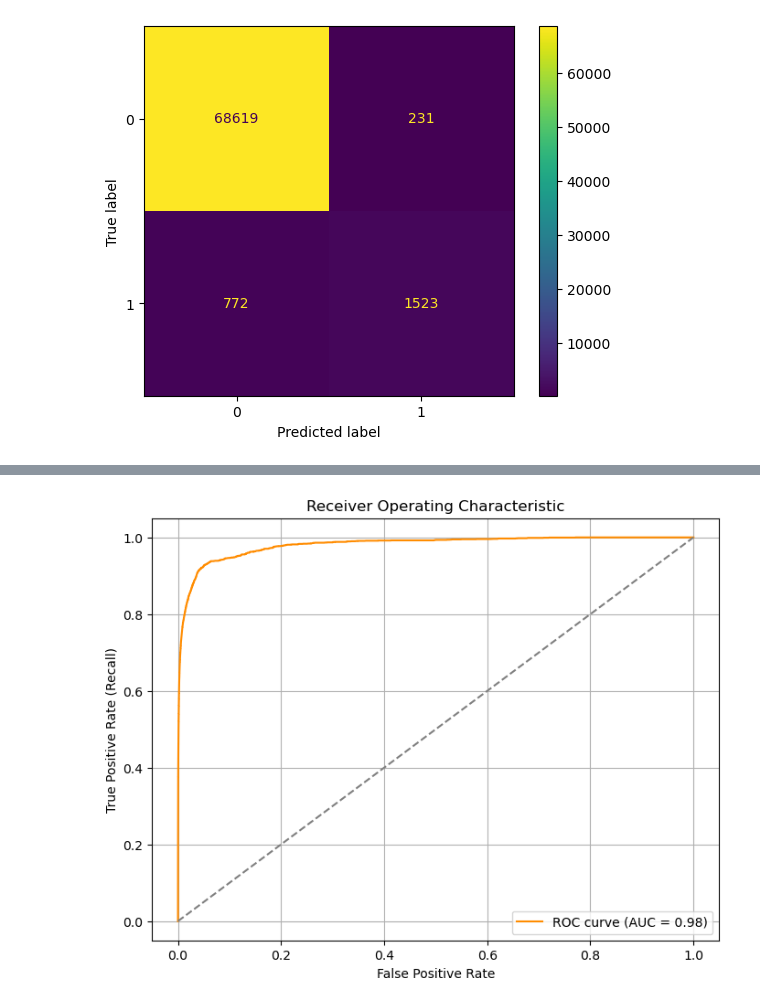
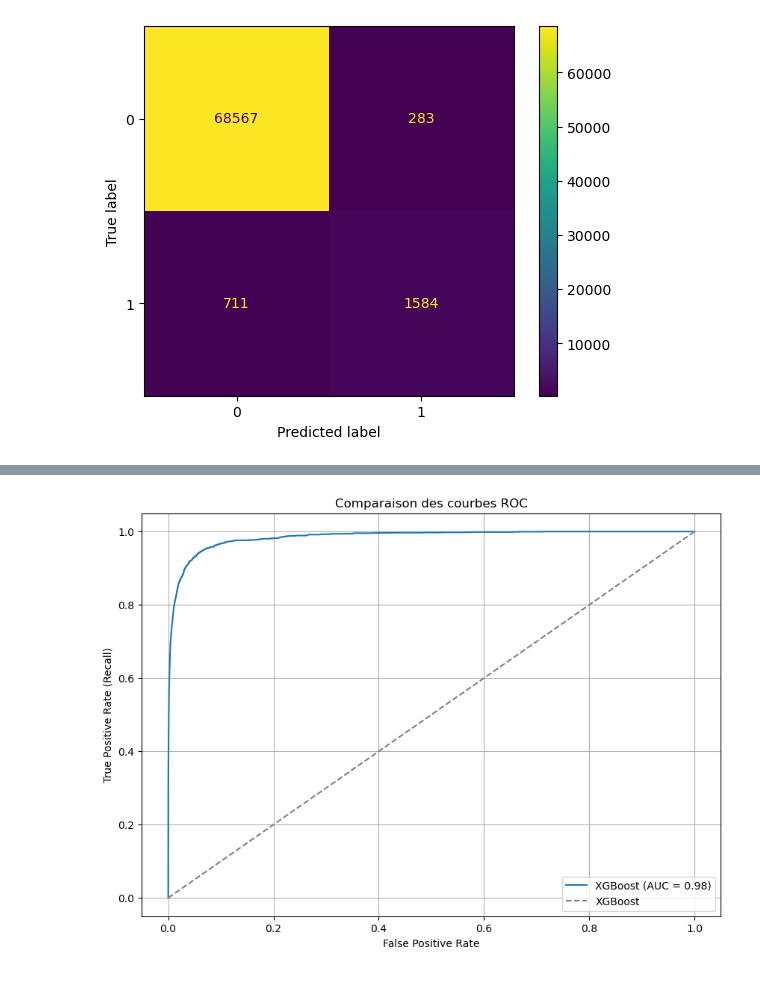
Before and after one commit to Quentin-qha/Jedha, a Jupyter notebook: 05_supervised_machine_learning/convertion_rate.ipynb, the cells around one changed output, grey strips where cells are left out. Cells and saved outputs as stored; diff of their text form; code cells hidden in the pictures.

```diff
--- a/05_supervised_machine_learning/convertion_rate.ipynb
+++ b/05_supervised_machine_learning/convertion_rate.ipynb
@@ -301,0 +417,6 @@ best_params
+# %%
+best_params = grid_search.best_params_
+print(best_params)
+
+clean_params = {k.split('__')[-1]: v for k, v in best_params.items()}
+print(clean_params)
@@ -302,5 +426,5 @@ best_params
 # %%
-final_model = RandomForestClassifier(**best_params, random_state=42)
+final_model = XGBClassifier(**clean_params, random_state=42)
 
 final_pipeline = Pipeline(steps=[
     ('preprocessor', preprocessor),
@@ -344,21 +492,17 @@ ConfusionMatrixDisplay.from_estimator(final_pipeline, X_test, y_test)
 # %%
-from sklearn.metrics import roc_curve, auc, RocCurveDisplay
+plt.figure(figsize=(10, 7))
 
 y_proba = final_pipeline.predict_proba(X_test)[:, 1]
+fpr, tpr, _ = roc_curve(y_test, y_proba)
+roc_auc = auc(fpr, tpr)
+plt.plot(fpr, tpr, label=f"{name} (AUC = {roc_auc:.2f})")
 
-fpr, tpr, thresholds = roc_curve(y_test, y_proba)
-roc_auc = auc(fpr, tpr)
-
-import matplotlib.pyplot as plt
-
-plt.figure(figsize=(8,6))
-plt.plot(fpr, tpr, label=f'ROC curve (AUC = {roc_auc:.2f})', color='darkorange')
-plt.plot([0, 1], [0, 1], linestyle='--', color='gray')  # ligne aléatoire
-plt.xlabel('False Positive Rate')
-plt.ylabel('True Positive Rate (Recall)')
-plt.title('Receiver Operating Characteristic')
-plt.legend(loc='lower right')
+plt.plot([0, 1], [0, 1], linestyle='--', color='gray', label='XGBoost')
+plt.xlabel("False Positive Rate")
+plt.ylabel("True Positive Rate (Recall)")
+plt.title("Comparaison des courbes ROC")
+plt.legend(loc="lower right")
 plt.grid(True)
 plt.show()
 # %% [output]
-[figure, old version]
+[figure, new version]
```
Also changed, not shown: parts of 16 cells of this notebook.
